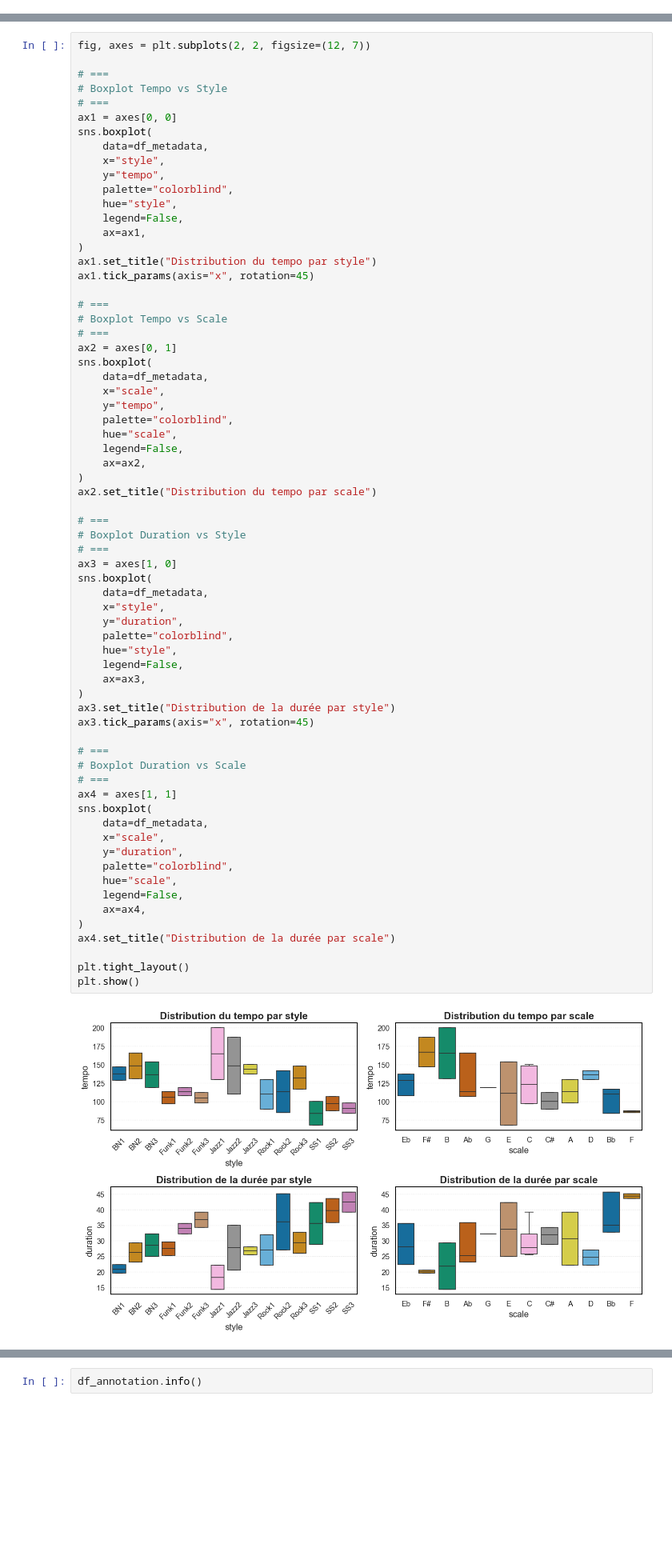
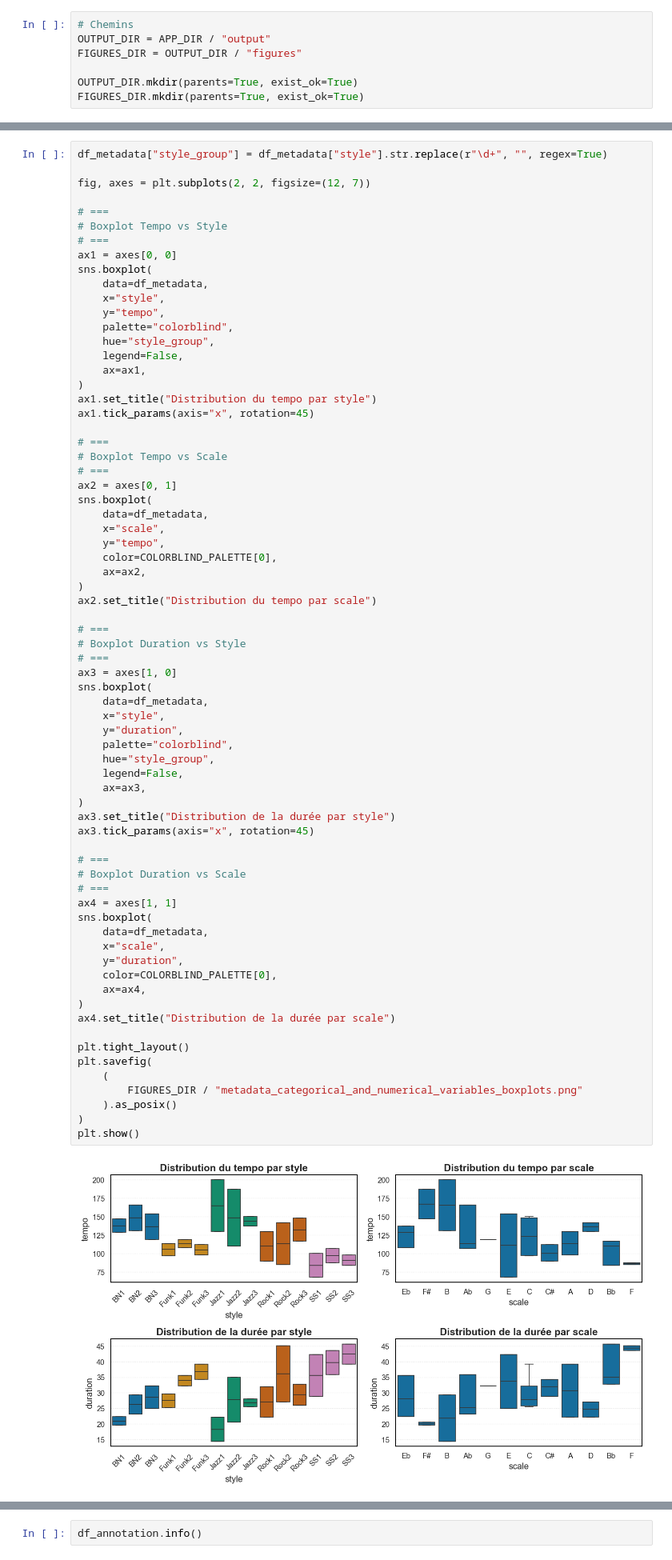
Before and after one commit to DamienDESSAUX-M2i/M2i_CDSD_Projet, a Jupyter notebook: app/notebooks/01_EDA_GuitarSet.ipynb, the cells around one changed output, grey strips where cells are left out. Shown at 80% size. Saved outputs shown, nothing was run; the diff lists cells and outputs as text; blank space fills up the shorter version.

```diff
--- a/app/notebooks/01_EDA_GuitarSet.ipynb
+++ b/app/notebooks/01_EDA_GuitarSet.ipynb
@@ -7,6 +7,13 @@ from typing import Callable
 
 APP_DIR = Path.cwd().parent
 sys.path.append(APP_DIR.as_posix())
+# %%
+# Chemins
+OUTPUT_DIR = APP_DIR / "output"
+FIGURES_DIR = OUTPUT_DIR / "figures"
+
+OUTPUT_DIR.mkdir(parents=True, exist_ok=True)
+FIGURES_DIR.mkdir(parents=True, exist_ok=True)
 # %%
 # Imports EDA
 import pandas as pd
@@ -646,6 +667,8 @@ Observations :
 - Corrélation modérée entre `scale` et `tempo` et entre `scale` et `duration`.
 - Absence de corrélation entre `guitarist_id`, `mode`, `playing_version` et `tempo` et entre `guitarist_id`, `mode`, `playing_version` et `duration`.
 # %%
+df_metadata["style_group"] = df_metadata["style"].str.replace(r"\d+", "", regex=True)
+
 fig, axes = plt.subplots(2, 2, figsize=(12, 7))
 
 # ===
@@ -657,7 +680,7 @@ sns.boxplot(
     x="style",
     y="tempo",
     palette="colorblind",
-    hue="style",
+    hue="style_group",
     legend=False,
     ax=ax1,
 )
@@ -672,9 +695,7 @@ sns.boxplot(
     data=df_metadata,
     x="scale",
     y="tempo",
-    palette="colorblind",
-    hue="scale",
-    legend=False,
+    color=COLORBLIND_PALETTE[0],
     ax=ax2,
 )
 ax2.set_title("Distribution du tempo par scale")
@@ -682,37 +703,40 @@ ax2.set_title("Distribution du tempo par scale")
 # ===
 # Boxplot Duration vs Style
 # ===
 ax3 = axes[1, 0]
 sns.boxplot(
     data=df_metadata,
     x="style",
     y="duration",
     palette="colorblind",
-    hue="style",
+    hue="style_group",
     legend=False,
     ax=ax3,
 )
 ax3.set_title("Distribution de la durée par style")
 ax3.tick_params(axis="x", rotation=45)
 
 # ===
 # Boxplot Duration vs Scale
 # ===
 ax4 = axes[1, 1]
 sns.boxplot(
     data=df_metadata,
     x="scale",
     y="duration",
-    palette="colorblind",
-    hue="scale",
-    legend=False,
+    color=COLORBLIND_PALETTE[0],
     ax=ax4,
 )
 ax4.set_title("Distribution de la durée par scale")
 
 plt.tight_layout()
+plt.savefig(
+    (
+        FIGURES_DIR / "metadata_categorical_and_numerical_variables_boxplots.png"
+    ).as_posix()
+)
 plt.show()
 # %% [output]
-[figure, old version]
+[figure, new version]
 # %% [markdown]
 Observations :
```
Also changed, not shown: parts of 14 cells of this notebook, 7 other files.
